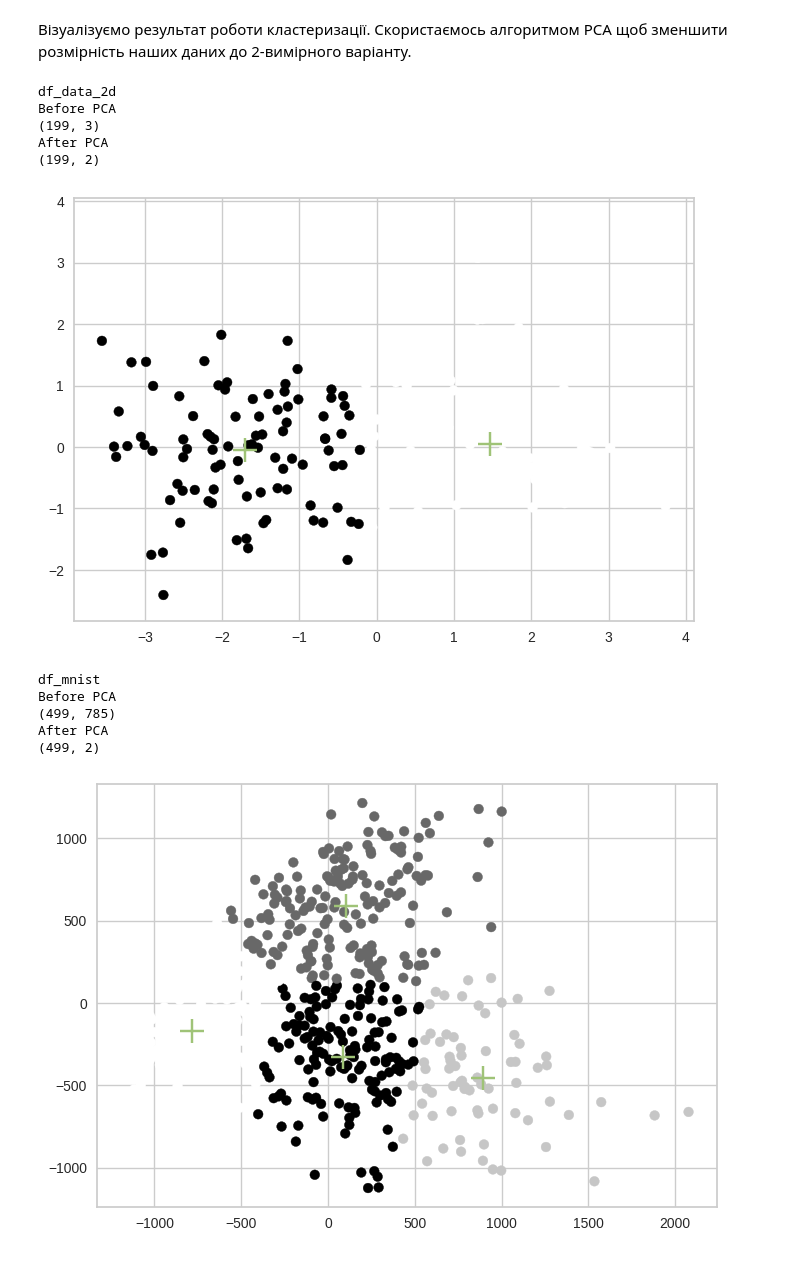
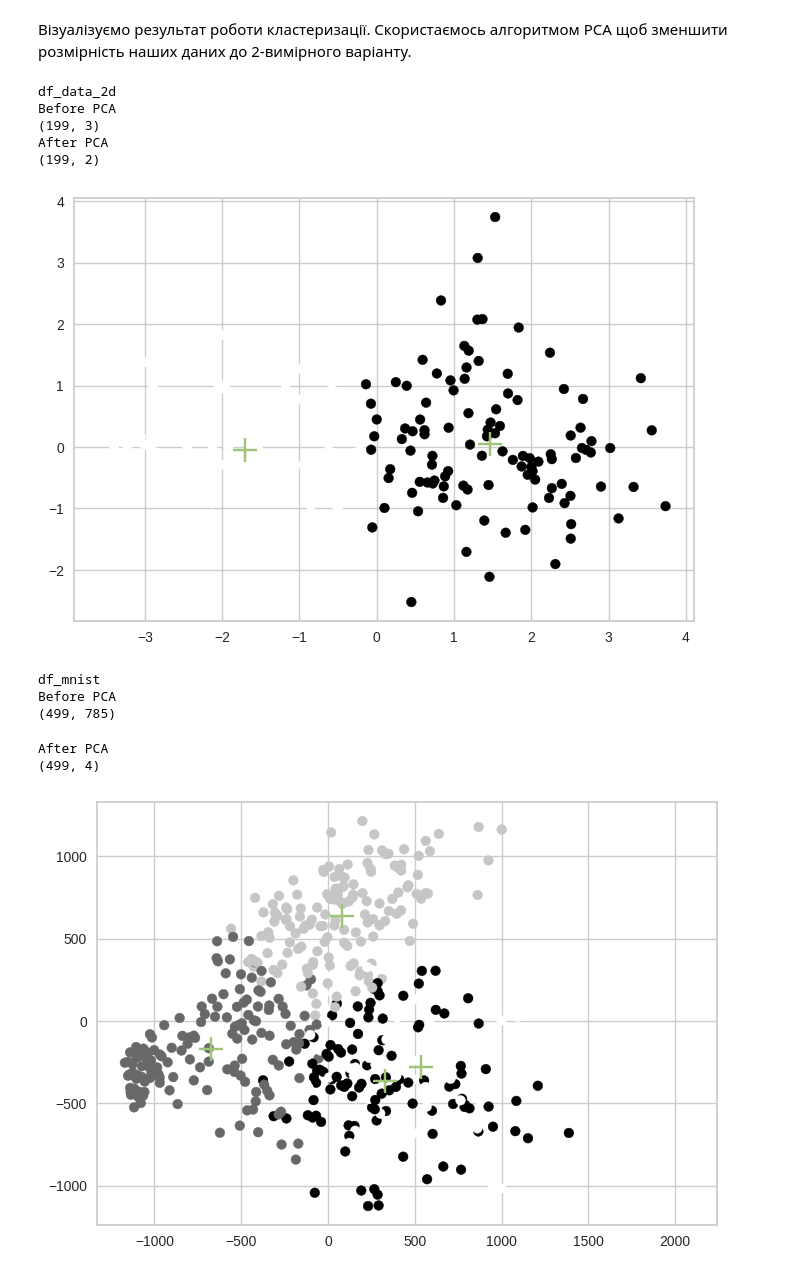
Before and after one commit to Zaicevvv/GoIT-DSandML-Private, a Jupyter notebook: HW9.ipynb, the cells around one changed output. Saved outputs shown, nothing was run; the diff lists cells and outputs as text; code cells hidden in the pictures.

```diff
--- a/HW9.ipynb
+++ b/HW9.ipynb
@@ -85,36 +126,35 @@ print(centroids)
 Візуалізуємо результат роботи кластеризації. Скористаємось алгоритмом PCA щоб зменшити розмірність наших даних до 2-вимірного варіанту.
 # %%
 from sklearn.decomposition import PCA
-
-pca = PCA(n_components=2)
 
 for dataset, k in zip(datasets, [2, 4]):
   print(dataset.name)
   print('Before PCA')
   print(dataset.shape)
 
+  pca = PCA(n_components=k)
   pca.fit(dataset)
   dataset_pca = pd.DataFrame(pca.transform(dataset))
   km = KMeans(n_clusters=k).fit(dataset_pca)
   models[dataset.name] = km.predict(dataset_pca)
   centroids[dataset.name] = pd.DataFrame(km.cluster_centers_)
 
   print('After PCA')
   print(dataset_pca.shape)
 
   plt.scatter(dataset_pca.iloc[:,0], dataset_pca.iloc[:,1], c=models[dataset.name])
   plt.scatter(centroids[dataset.name].iloc[:,0], centroids[dataset.name].iloc[:,1], marker="+", c='g', s=300)
   plt.show()
 # %% [output]
 df_data_2d
 Before PCA
 (199, 3)
 After PCA
 (199, 2)
-[figure, old version]
+[figure, new version]
 df_mnist
 Before PCA
 (499, 785)
-After PCA
-(499, 2)
+After PCA
+(499, 4)
-[figure, old version]
+[figure, new version]
```
Also changed, not shown: parts of 6 cells of this notebook.
